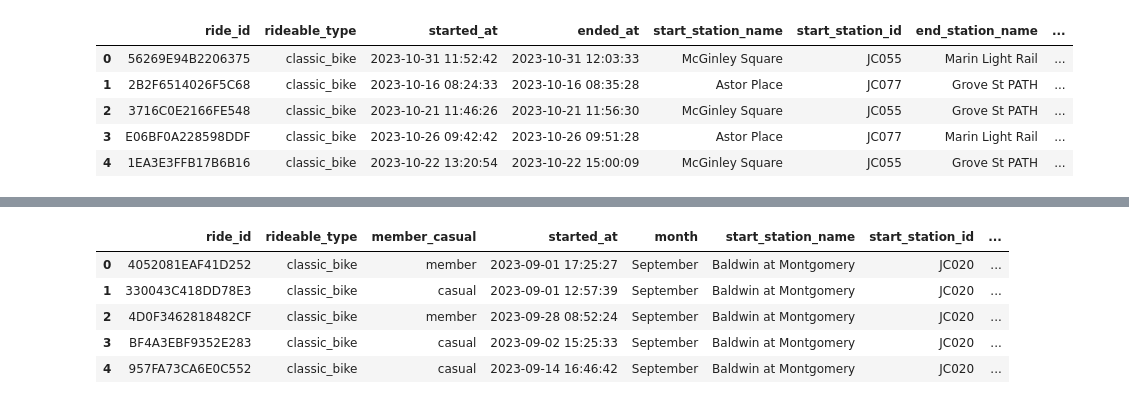
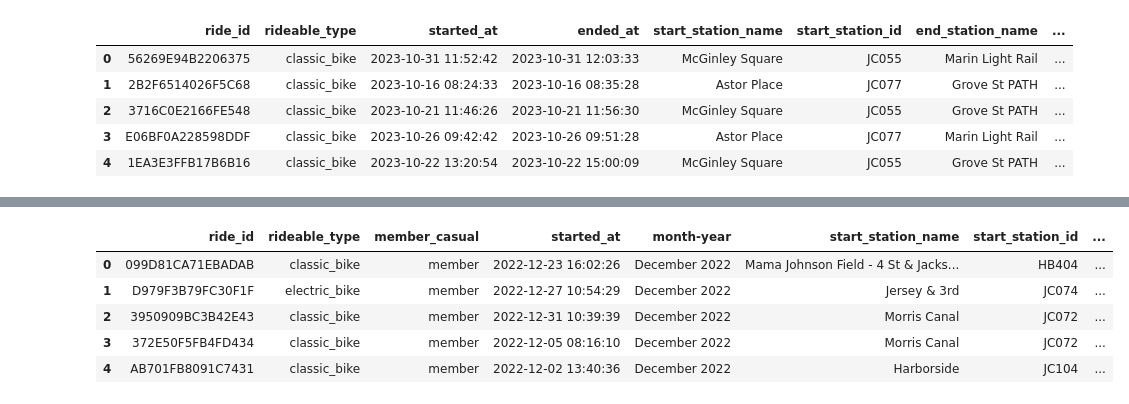
Before and after one commit to falconpunch082/Data-Analysis-Portfolio, a Jupyter notebook: tableau-challenge - Week 18 Homework/data_mod.ipynb, the cells around one changed output, grey strips where cells are left out. Drawn from its saved outputs; the diff is of its cells as text; code cells hidden in the pictures.

```diff
--- a/tableau-challenge - Week 18 Homework/data_mod.ipynb
+++ b/tableau-challenge - Week 18 Homework/data_mod.ipynb
@@ -48,9 +47,18 @@ nov_df.head(5)
 # %%
 # Modifications to DataFrames before Union
 
-sept_df['month'] = 'September'
-oct_df['month'] = 'October'
-nov_df['month'] = 'November'
+dec_df['month-year'] = 'December 2022'
+jan_df['month-year'] = 'January 2023'
+feb_df['month-year'] = 'February 2023'
+mar_df['month-year'] = 'March 2023'
+apr_df['month-year'] = 'April 2023'
+may_df['month-year'] = 'May 2023'
+jun_df['month-year'] = 'June 2023'
+jul_df['month-year'] = 'July 2023'
+aug_df['month-year'] = 'August 2023'
+sept_df['month-year'] = 'September 2023'
+oct_df['month-year'] = 'October 2023'
+nov_df['month-year'] = 'November 2023'
 # %%
 # Checking if modifications are done
 
@@ -64,7 +72,7 @@ oct_df.head(5)
 | 4 | 1EA3E3FFB17B6B16 | classic_bike | 2023-10-22 13:20:54 | 2023-10-22 15:00:09 | McGinley Square | JC055 | Grove St PATH | ... |
 # %%
 # Union
-full_df = pd.concat([sept_df, oct_df, nov_df])
+full_df = pd.concat([dec_df, jan_df, feb_df, mar_df, apr_df, may_df, jun_df, jul_df, aug_df, sept_df, oct_df, nov_df])
 
 # Removing any null values
 full_df.dropna()
@@ -115,13 +123,13 @@ full_df.head(5)
 # %%
 # Cleaning DataFrame to only include columns used for Tableau
-clean_df = full_df[['ride_id', 'rideable_type', 'member_casual', 'started_at', 'month', 'start_station_name', 'start_station_id', 'end_station_name', 'end_station_id', 'displacement']]
+clean_df = full_df[['ride_id', 'rideable_type', 'member_casual', 'started_at', 'month-year', 'start_station_name', 'start_station_id', 'end_station_name', 'end_station_id', 'displacement']]
 clean_df.head(5)
 # %% [output]
-|  | ride_id | rideable_type | member_casual | started_at | month | start_station_name | start_station_id | ... |
-| 0 | 4052081EAF41D252 | classic_bike | member | 2023-09-01 17:25:27 | September | Baldwin at Montgomery | JC020 | ... |
-| 1 | 330043C418DD78E3 | classic_bike | casual | 2023-09-01 12:57:39 | September | Baldwin at Montgomery | JC020 | ... |
-| 2 | 4D0F3462818482CF | classic_bike | member | 2023-09-28 08:52:24 | September | Baldwin at Montgomery | JC020 | ... |
-| 3 | BF4A3EBF9352E283 | classic_bike | casual | 2023-09-02 15:25:33 | September | Baldwin at Montgomery | JC020 | ... |
-| 4 | 957FA73CA6E0C552 | classic_bike | casual | 2023-09-14 16:46:42 | September | Baldwin at Montgomery | JC020 | ... |
+|  | ride_id | rideable_type | member_casual | started_at | month-year | start_station_name | start_station_id | ... |
+| 0 | 099D81CA71EBADAB | classic_bike | member | 2022-12-23 16:02:26 | December 2022 | Mama Johnson Field - 4 St & Jacks... | HB404 | ... |
+| 1 | D979F3B79FC30F1F | electric_bike | member | 2022-12-27 10:54:29 | December 2022 | Jersey & 3rd | JC074 | ... |
+| 2 | 3950909BC3B42E43 | classic_bike | member | 2022-12-31 10:39:39 | December 2022 | Morris Canal | JC072 | ... |
+| 3 | 372E50F5FB4FD434 | classic_bike | member | 2022-12-05 08:16:10 | December 2022 | Morris Canal | JC072 | ... |
+| 4 | AB701FB8091C7431 | classic_bike | member | 2022-12-02 13:40:36 | December 2022 | Harborside | JC104 | ... |
 # %%
 # Creating new csv file
```
Also changed, not shown: parts of 6 cells of this notebook, 4 other files.
